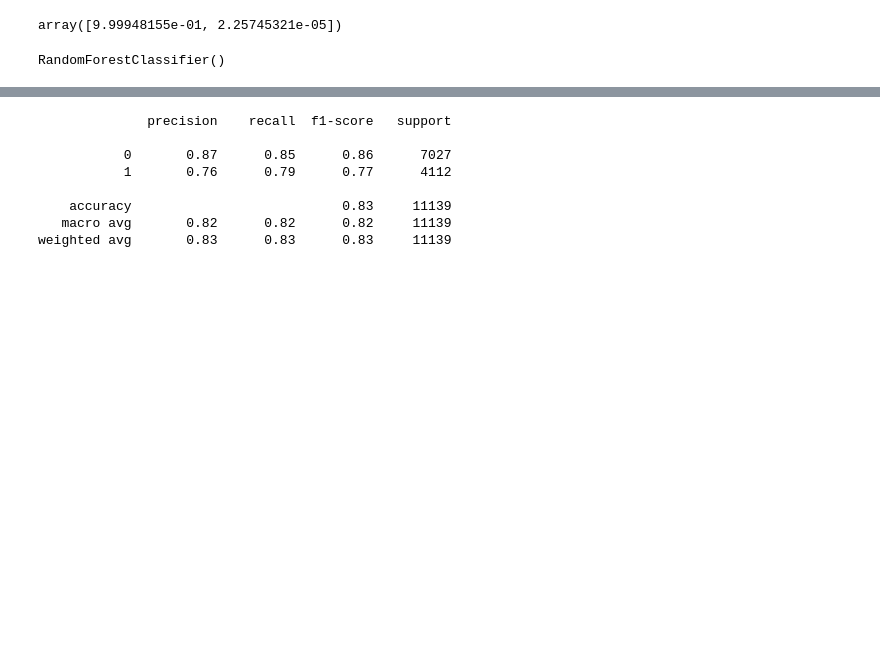
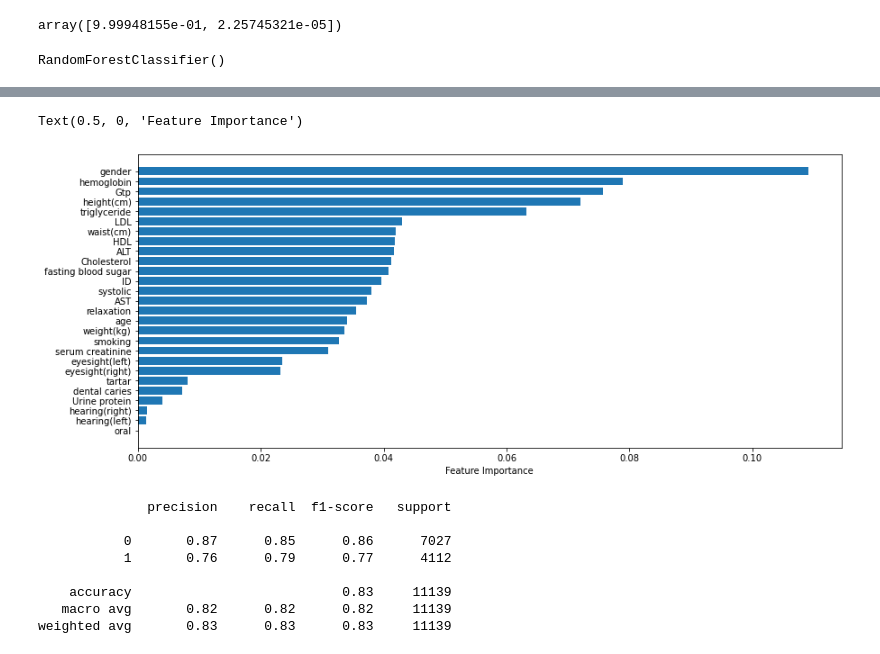
Before and after one commit to Armansheikhibiglari90/smoking_test, a Jupyter notebook: project.ipynb, the cells around one changed output, grey strips where cells are left out. Drawn from its saved outputs; the diff is of its cells as text; code cells hidden in the pictures; blank space fills up the shorter version.

Commit message:
Feature importance

```diff
--- a/project.ipynb
+++ b/project.ipynb
@@ -602,3 +602,13 @@ accuracy_score(y_test, y_pred)
+# %%
+plt.figure(figsize = (14,6))
+model = RandomForestClassifier()
+model.fit(x_train, y_train)
+sort = model.feature_importances_.argsort()
+plt.barh(smoking_df.columns[sort], model.feature_importances_[sort])
+plt.xlabel("Feature Importance")
+# %% [output]
+Text(0.5, 0, 'Feature Importance')
+[figure, added]
 # %%
 # Random Forest Report
 print(classification_report(y_test, y_pred))
```
Also changed, not shown: parts of 16 cells of this notebook.
